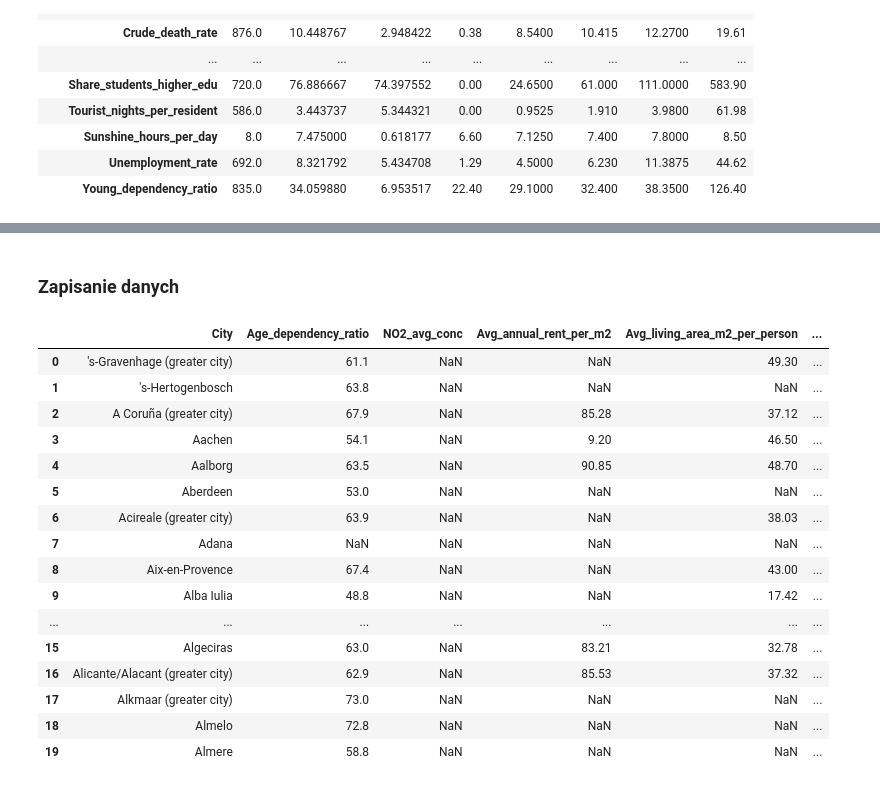
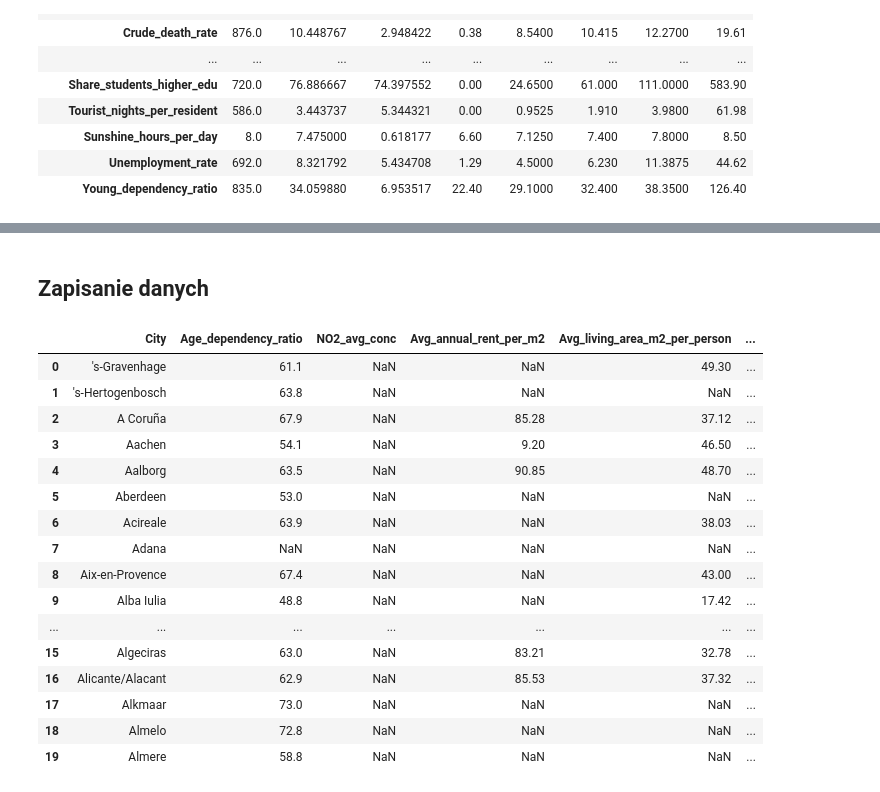
Before and after one commit to MichalWronskiMW/european_cities_clustering, a Jupyter notebook: notebooks/01_data_preprocessing.ipynb, the cells around one changed output, grey strips where cells are left out. Cells and saved outputs as stored; diff of their text form; code cells hidden in the pictures.

```diff
--- a/notebooks/01_data_preprocessing.ipynb
+++ b/notebooks/01_data_preprocessing.ipynb
@@ -165,29 +165,31 @@ if 'Municipal_waste_1000t' in df.columns and 'Population' in df.columns:
     )
 
 df = df.drop(['Deaths_under_65_circulatory_respiratory', 'Municipal_waste_1000t'], axis=1)
+# %%
+df['City'] = df['City'].str.replace(' (greater city)', '')
 # %%
 df['Country_code'] = df['Country_code'].astype(str).str[:2]
 # %% [markdown]
-### Zapisanie danych
+## Zapisanie danych
 # %%
 df.to_csv('../data/preprocessed/preprocessed_data.csv', index=False)
 # %%
-df.head(20)
+df.head(10)
 # %% [output]
 |  | City | Age_dependency_ratio | NO2_avg_conc | Avg_annual_rent_per_m2 | Avg_living_area_m2_per_person | ... |
-| 0 | 's-Gravenhage (greater city) | 61.1 | NaN | NaN | 49.30 | ... |
+| 0 | 's-Gravenhage | 61.1 | NaN | NaN | 49.30 | ... |
 | 1 | 's-Hertogenbosch | 63.8 | NaN | NaN | NaN | ... |
-| 2 | A Coruña (greater city) | 67.9 | NaN | 85.28 | 37.12 | ... |
+| 2 | A Coruña | 67.9 | NaN | 85.28 | 37.12 | ... |
 | 3 | Aachen | 54.1 | NaN | 9.20 | 46.50 | ... |
 | 4 | Aalborg | 63.5 | NaN | 90.85 | 48.70 | ... |
 | 5 | Aberdeen | 53.0 | NaN | NaN | NaN | ... |
-| 6 | Acireale (greater city) | 63.9 | NaN | NaN | 38.03 | ... |
+| 6 | Acireale | 63.9 | NaN | NaN | 38.03 | ... |
 | 7 | Adana | NaN | NaN | NaN | NaN | ... |
 | 8 | Aix-en-Provence | 67.4 | NaN | NaN | 43.00 | ... |
 | 9 | Alba Iulia | 48.8 | NaN | NaN | 17.42 | ... |
 | ... | ... | ... | ... | ... | ... | ... |
 | 15 | Algeciras | 63.0 | NaN | 83.21 | 32.78 | ... |
-| 16 | Alicante/Alacant (greater city) | 62.9 | NaN | 85.53 | 37.32 | ... |
-| 17 | Alkmaar (greater city) | 73.0 | NaN | NaN | NaN | ... |
+| 16 | Alicante/Alacant | 62.9 | NaN | 85.53 | 37.32 | ... |
+| 17 | Alkmaar | 73.0 | NaN | NaN | NaN | ... |
 | 18 | Almelo | 72.8 | NaN | NaN | NaN | ... |
 | 19 | Almere | 58.8 | NaN | NaN | NaN | ... |
```
Also changed, not shown: parts of 6 cells of this notebook, 11 other files.
